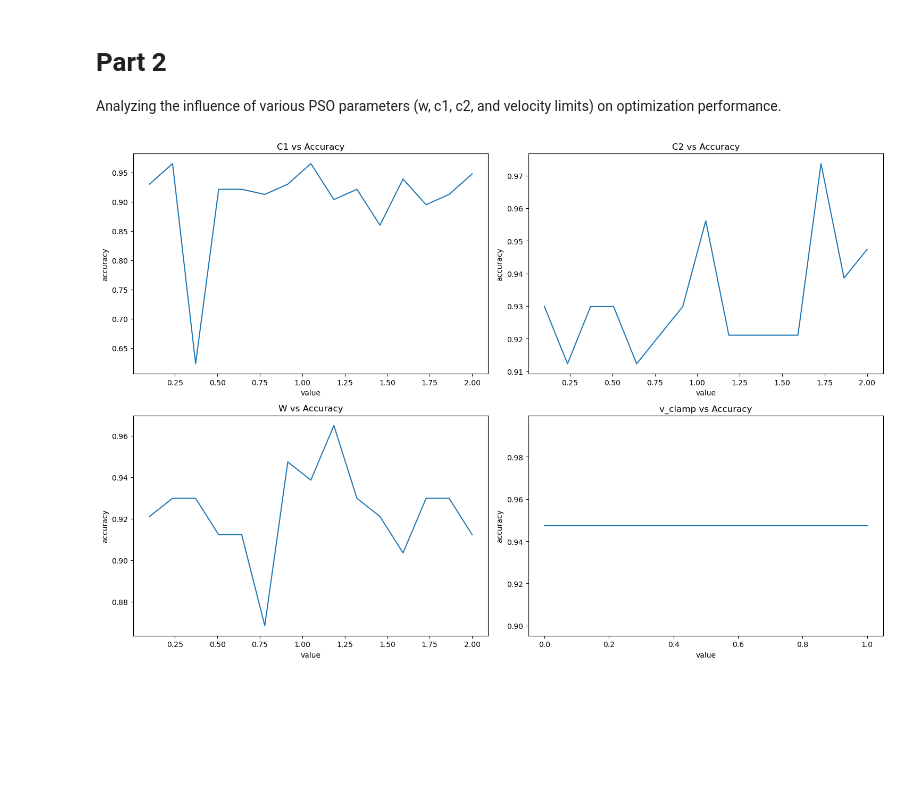
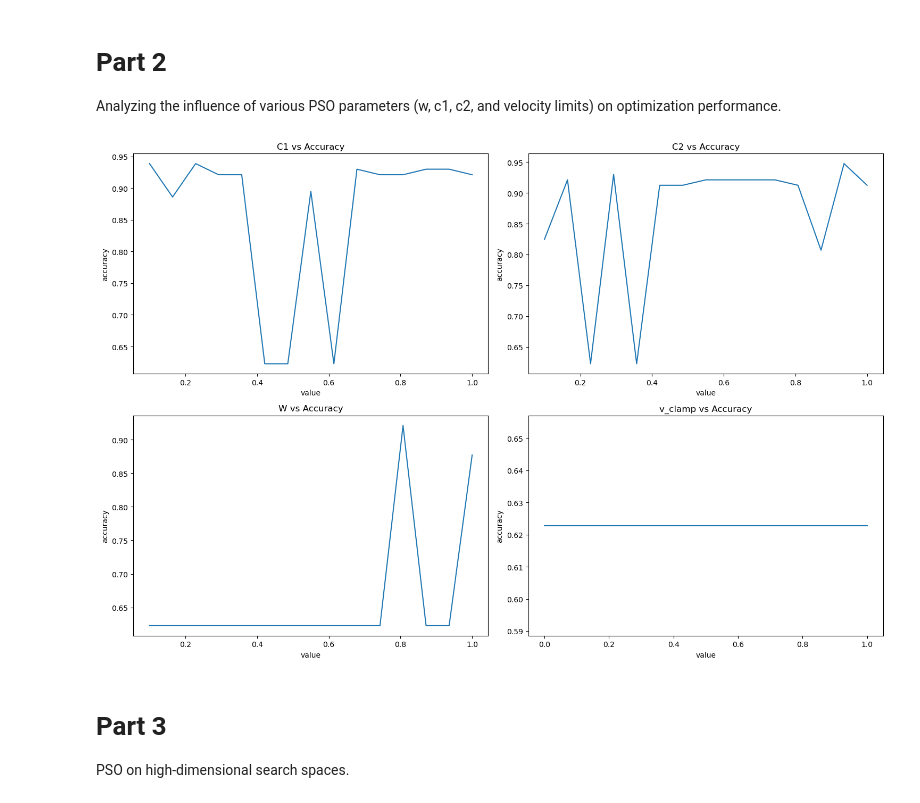
Before and after one commit to StefanHamm/SOS-Assignment-2-WISE-24-25, a Jupyter notebook: python_code/comparisons.ipynb, the cells around one changed output. Saved outputs shown, nothing was run; the diff lists cells and outputs as text; code cells hidden in the pictures; blank space fills up the shorter version.

```diff
--- a/python_code/comparisons.ipynb
+++ b/python_code/comparisons.ipynb
@@ -104,10 +104,10 @@ for i, datadict in enumerate(sets):
     print("Activation function:", activation[0])
     print("Number of variables to optimize:", (n_inputs * n_hidden) + (n_hidden * n_classes) + n_hidden + n_classes)
     print("PSO parameters C1:", par_C1, "C2:", par_C2, "W:", par_W, "SwarmSize:", par_SwarmSize, "Iterations:", n_iteration)
-    n_iteration = 200
+    n_iteration = 100
     accs = [0]
     traintimes = [0]
-    stepsize = 5
+    stepsize = 2
     for n_i in range(1,n_iteration)[::stepsize]:
         #print(n_i)
         # PSO Optimization
@@ -231,15 +231,16 @@ optimization performance.
 # %%
 # analyze the influence of pso parameters w,c1,c2 and velocity limits.
 from commonsetup import n_hidden, X_train, X_test, y_train, y_test, n_inputs, n_classes, activation, n_iteration
-
+PSO = importlib.import_module("PSO-NN")
 # Default values
-default_C1 = 2.0
-default_C2 = 2.0
-default_W = 0.7
-default_v_clamp = (-2, 2)
+default_C1 = 0.5
+default_C2 = 0.3
+default_W = 0.9
+default_v_clamp = None
 SwarmSize = 100
 batchsize = 50
-n_iteration = 100
+n_iteration = 20
+
 
 def test_parameter(param_name, param_values):
     results = []
@@ -249,7 +250,7 @@ def test_parameter(param_name, param_values):
         if param_name == 'C1': C1 = value
         elif param_name == 'C2': C2 = value
         elif param_name == 'W': W = value
-        elif param_name == 'v_clamp': v_clamp = (-value, value)
+        elif param_name == 'v_clamp': v_clamp = (0, value)
 
         # nn_pso = PSO.NeuralNetwork(n_inputs, n_hidden, n_classes, activation[0])
         # pso = PSO.PSOOptimizer(nn_pso, C1, C2, W, SwarmSize, 100, batchsize)
@@ -261,42 +262,44 @@ def test_parameter(param_name, param_values):
 
         # results.append({'value': value, 'accuracy': accuracy})
         accuracies = []
-        for _ in range(3):  # Run the PSO optimization 3 times
+        for _ in range(10):  # Run the PSO optimization 3 times
             nn_pso = PSO.NeuralNetwork(n_inputs, n_hidden, n_classes, activation[0])
-            pso = PSO.PSOOptimizer(nn_pso, C1, C2, W, SwarmSize, 100, batchsize)
-            pso.optimizer_options = {'velocity_clamp': v_clamp}
-
-            weights = pso.optimize(X_train, y_train, verbose=False)
+            pso = PSO.PSOOptimizer(nn_pso, C1, C2, W, SwarmSize, n_iteration, batchsize)
+            weights = pso.optimize(X_train, y_train,v_clamp, False)
             y_pred = nn_pso.predict(weights, X_test)
             accuracy = (y_pred == y_test).mean()
             accuracies.append(accuracy)
 
         avg_accuracy = sum(accuracies) / len(accuracies)
         results.append({'value': value, 'accuracy': avg_accuracy})
     return pd.DataFrame(results)
 
 # Test each parameter
 parameters = {
-    'C1': np.linspace(0.1, 2.0, 15),
-    'C2': np.linspace(0.1, 2.0, 15),
-    'W': np.linspace(0.1, 2.0, 15),
+    'C1': np.linspace(0.1, 1.0, 15),
+    'C2': np.linspace(0.1, 1.0, 15),
+    'W': np.linspace(0.1, 1.0, 15),
     'v_clamp': np.linspace(0,1, 15)
 }
 
 results = {}
 for param, values in parameters.items():
     results[param] = test_parameter(param, values)
 
 # Plot results
 fig, axes = plt.subplots(2, 2, figsize=(15, 10))
 plot_positions = {'C1': [0,0], 'C2': [0,1], 'W': [1,0], 'v_clamp': [1,1]}
 
 for param, df in results.items():
     pos = plot_positions[param]
     sns.lineplot(data=df, x='value', y='accuracy', ax=axes[pos[0], pos[1]])
     axes[pos[0], pos[1]].set_title(f'{param} vs Accuracy')
 
 plt.tight_layout()
 plt.show()
 # %% [output]
-[figure, old version]
+[figure, new version]
+# %% [markdown]
+# Part 3
+
+PSO on high-dimensional search spaces.
```
Also changed, not shown: parts of 2 cells of this notebook, 1 other file.
